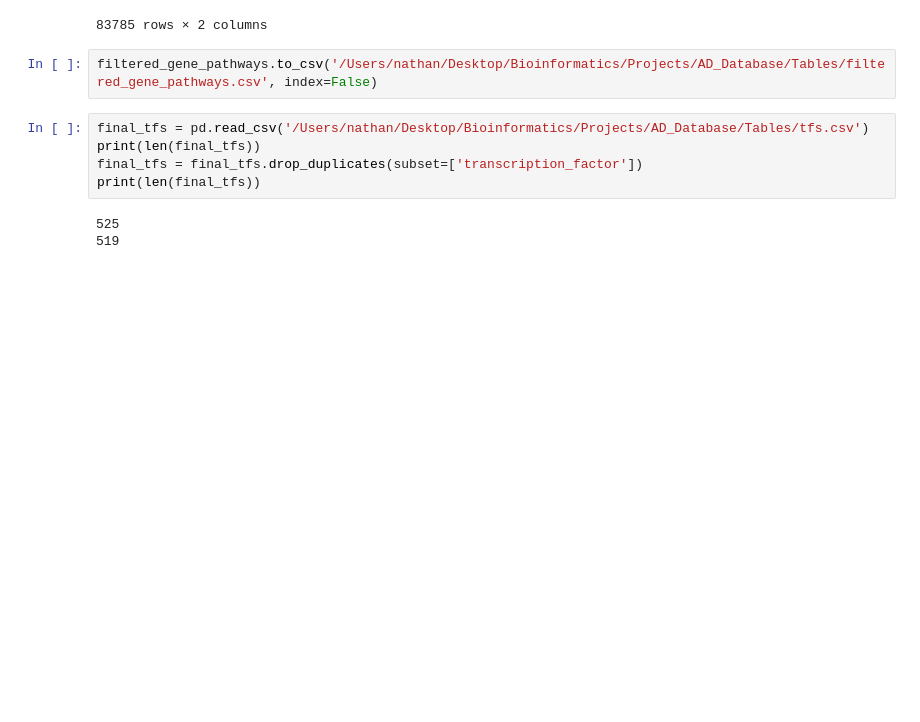
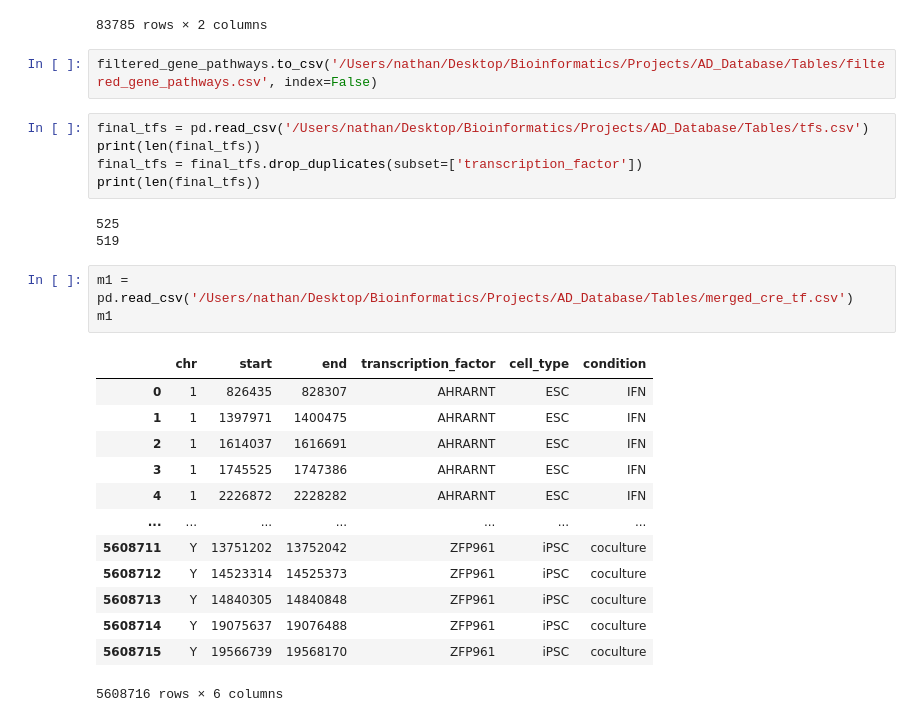
Before and after one commit to Nathan2400912/AD_Database, a Jupyter notebook: data_parsing.ipynb, the cells around one changed output. Cells and saved outputs as stored; diff of their text form; blank space fills up the shorter version.

```diff
--- a/data_parsing.ipynb
+++ b/data_parsing.ipynb
@@ -1112,3 +1112,20 @@ print(len(final_tfs))
 # %% [output]
 525
 519
+# %%
+m1 = pd.read_csv('/Users/nathan/Desktop/Bioinformatics/Projects/AD_Database/Tables/merged_cre_tf.csv')
+m1
+# %% [output]
+|  | chr | start | end | transcription_factor | cell_type | condition |
+| 0 | 1 | 826435 | 828307 | AHRARNT | ESC | IFN |
+| 1 | 1 | 1397971 | 1400475 | AHRARNT | ESC | IFN |
+| 2 | 1 | 1614037 | 1616691 | AHRARNT | ESC | IFN |
+| 3 | 1 | 1745525 | 1747386 | AHRARNT | ESC | IFN |
+| 4 | 1 | 2226872 | 2228282 | AHRARNT | ESC | IFN |
+| ... | ... | ... | ... | ... | ... | ... |
+| 5608711 | Y | 13751202 | 13752042 | ZFP961 | iPSC | coculture |
+| 5608712 | Y | 14523314 | 14525373 | ZFP961 | iPSC | coculture |
+| 5608713 | Y | 14840305 | 14840848 | ZFP961 | iPSC | coculture |
+| 5608714 | Y | 19075637 | 19076488 | ZFP961 | iPSC | coculture |
+| 5608715 | Y | 19566739 | 19568170 | ZFP961 | iPSC | coculture |
+5608716 rows × 6 columns
```
Also changed, not shown: parts of 2 cells of this notebook, 2 other files.
